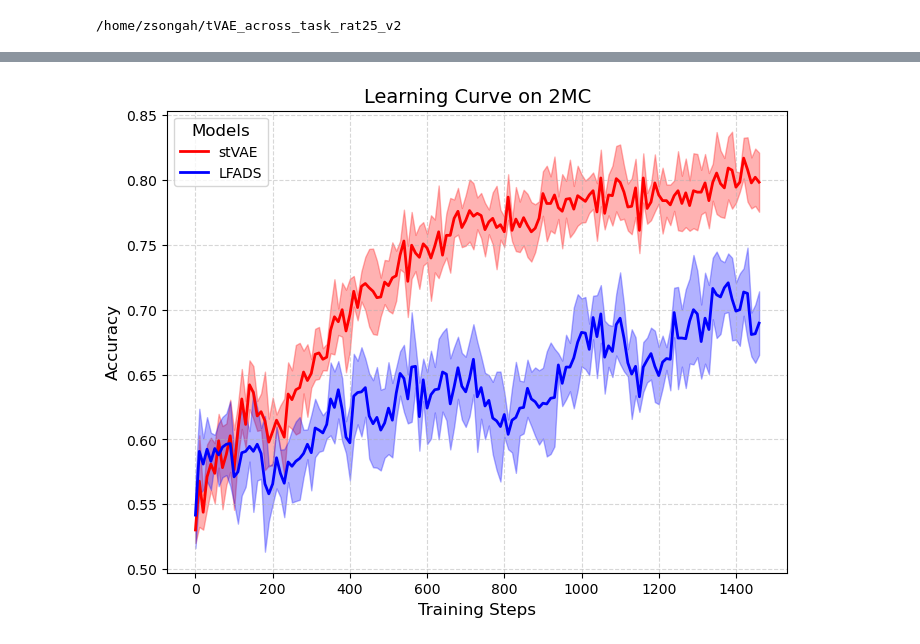
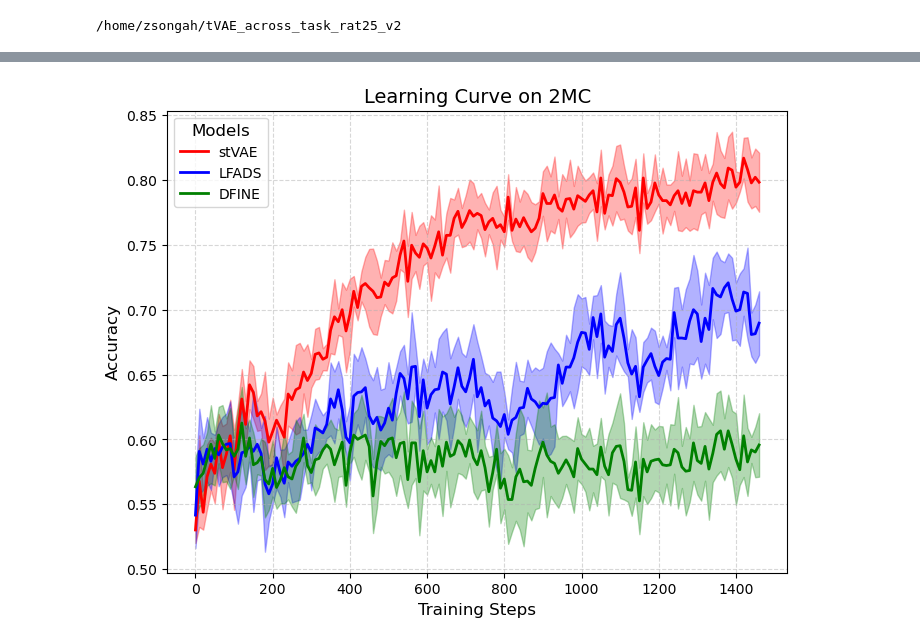
Before and after one commit to zsongah/tVAE_across_task_rat25_v2, a Jupyter notebook: evaluations/transfer_learning.ipynb, the cells around one changed output, grey strips where cells are left out. Saved outputs shown, nothing was run; the diff lists cells and outputs as text; code cells hidden in the pictures.

```diff
--- a/evaluations/transfer_learning.ipynb
+++ b/evaluations/transfer_learning.ipynb
@@ -101,21 +103,22 @@ for model in model_names:
 # %%
 val_interval = KRL_decoder.val_interval
 colors = {
     'stVAE': 'red',
-    'LFADS': 'blue'
+    'LFADS': 'blue',
+    'DFINE': 'green'
 }
 fig, ax = plt.subplots(figsize=(8, 6))
 for model in model_names:
     mean_acc = np.mean(learning_curve_2MC[model], axis=0)
     std_acc = np.std(learning_curve_2MC[model], axis=0)
     x = np.arange(0,len(mean_acc)) * val_interval
     plt.plot(x,mean_acc,label=model,color=colors[model],linewidth=2)
     plt.fill_between(x,mean_acc-std_acc,mean_acc+std_acc,alpha=0.3,color=colors[model])
 plt.title('Learning Curve on 2MC', fontsize=14)
 plt.xlabel('Training Steps', fontsize=12)
 plt.ylabel('Accuracy', fontsize=12)
 plt.legend(fontsize=10, title='Models', title_fontsize=12)
 plt.grid(True,linestyle='--',alpha=0.5)
 plt.show()
 # %% [output]
-[figure, old version]
+[figure, new version]
```
Also changed, not shown: parts of 1 cell of this notebook, 3 other files.
